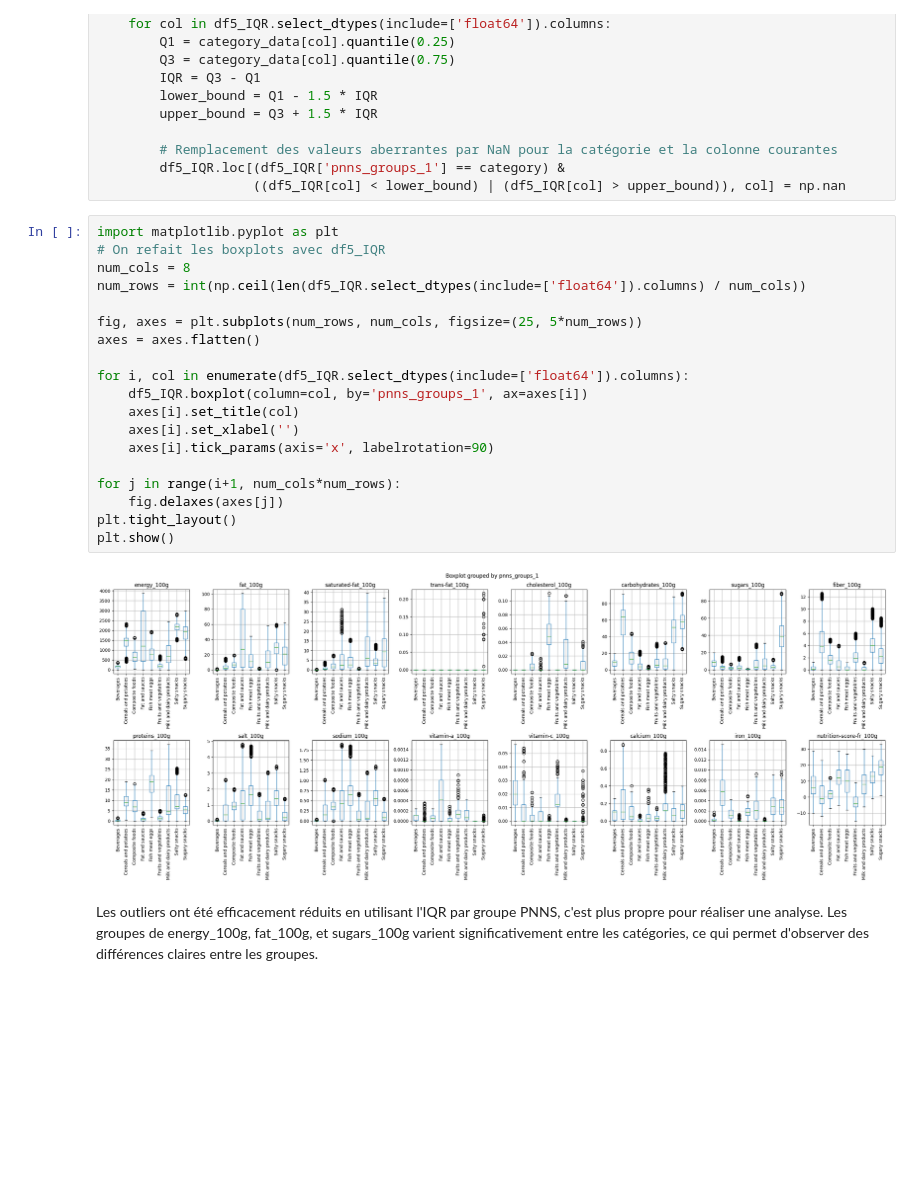
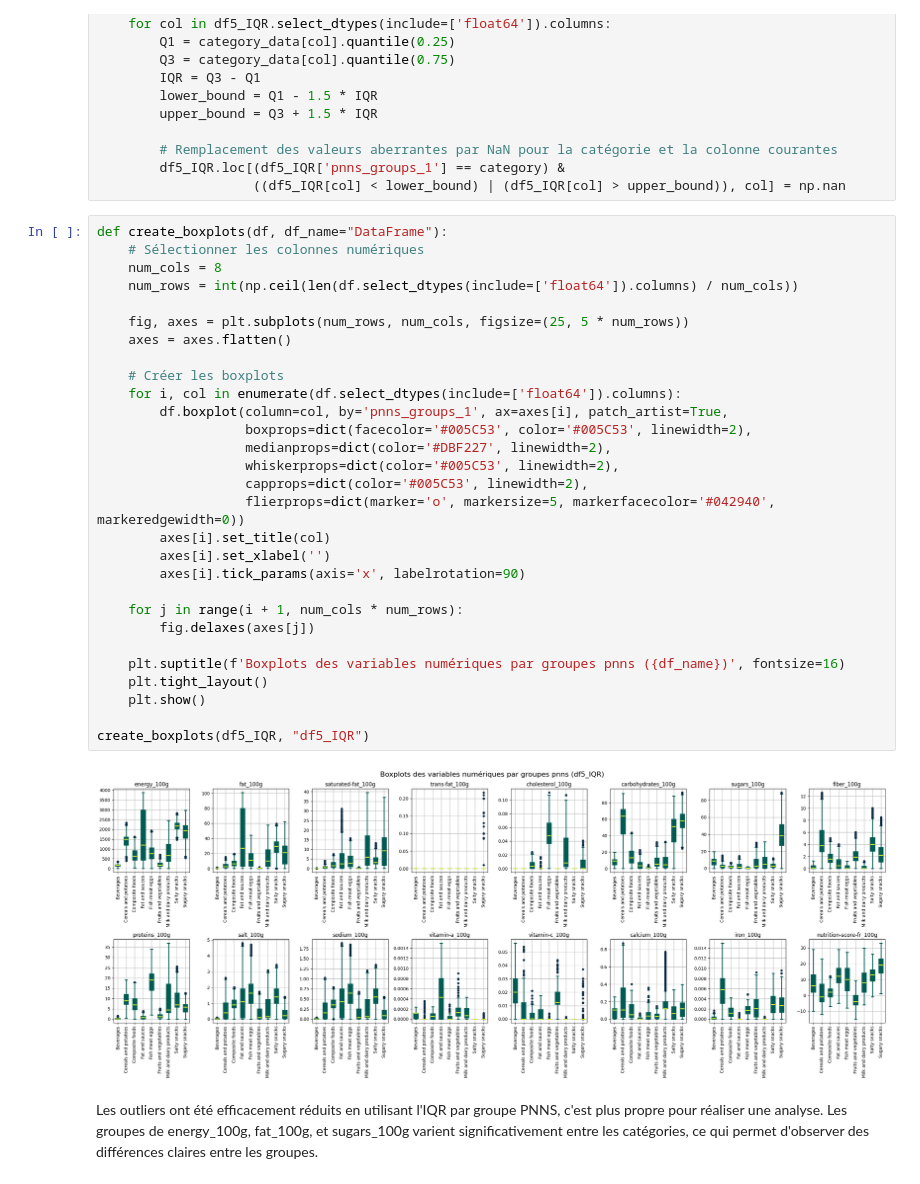
Before and after one commit to richardhugou/ocraip3, a Jupyter notebook: Rendu/2 ACP IQR_global.ipynb, the cells around one changed output. Cells and saved outputs as stored; diff of their text form; blank space fills up the shorter version.

```diff
--- a/Rendu/2 ACP IQR_global.ipynb
+++ b/Rendu/2 ACP IQR_global.ipynb
@@ -44,26 +44,36 @@ for category in df5_IQR['pnns_groups_1'].unique():
         df5_IQR.loc[(df5_IQR['pnns_groups_1'] == category) &
                     ((df5_IQR[col] < lower_bound) | (df5_IQR[col] > upper_bound)), col] = np.nan
 # %%
-import matplotlib.pyplot as plt
-# On refait les boxplots avec df5_IQR
-num_cols = 8
-num_rows = int(np.ceil(len(df5_IQR.select_dtypes(include=['float64']).columns) / num_cols))
+def create_boxplots(df, df_name="DataFrame"):
+    # Sélectionner les colonnes numériques
+    num_cols = 8
+    num_rows = int(np.ceil(len(df.select_dtypes(include=['float64']).columns) / num_cols))
 
-fig, axes = plt.subplots(num_rows, num_cols, figsize=(25, 5*num_rows))
-axes = axes.flatten()
+    fig, axes = plt.subplots(num_rows, num_cols, figsize=(25, 5 * num_rows))
+    axes = axes.flatten()
 
-for i, col in enumerate(df5_IQR.select_dtypes(include=['float64']).columns):
-    df5_IQR.boxplot(column=col, by='pnns_groups_1', ax=axes[i])
-    axes[i].set_title(col)
-    axes[i].set_xlabel('')
-    axes[i].tick_params(axis='x', labelrotation=90)
+    # Créer les boxplots
+    for i, col in enumerate(df.select_dtypes(include=['float64']).columns):
+        df.boxplot(column=col, by='pnns_groups_1', ax=axes[i], patch_artist=True,
+                   boxprops=dict(facecolor='#005C53', color='#005C53', linewidth=2),
+                   medianprops=dict(color='#DBF227', linewidth=2),
+                   whiskerprops=dict(color='#005C53', linewidth=2),
+                   capprops=dict(color='#005C53', linewidth=2),
+                   flierprops=dict(marker='o', markersize=5, markerfacecolor='#042940', markeredgewidth=0))
+        axes[i].set_title(col)
+        axes[i].set_xlabel('')
+        axes[i].tick_params(axis='x', labelrotation=90)
 
-for j in range(i+1, num_cols*num_rows):
-    fig.delaxes(axes[j])
-plt.tight_layout()
-plt.show()
+    for j in range(i + 1, num_cols * num_rows):
+        fig.delaxes(axes[j])
+
+    plt.suptitle(f'Boxplots des variables numériques par groupes pnns ({df_name})', fontsize=16)
+    plt.tight_layout()
+    plt.show()
+
+create_boxplots(df5_IQR, "df5_IQR")
 # %% [output]
-[figure, old version]
+[figure, new version]
 # %% [markdown]
 Les outliers ont été efficacement réduits en utilisant l'IQR par groupe PNNS, c'est plus propre pour réaliser une analyse.
 Les groupes de energy_100g, fat_100g, et sugars_100g varient significativement entre les catégories, ce qui permet d'observer des différences claires entre les groupes.
```
Also changed, not shown: parts of 3 cells of this notebook, 1 other file.
